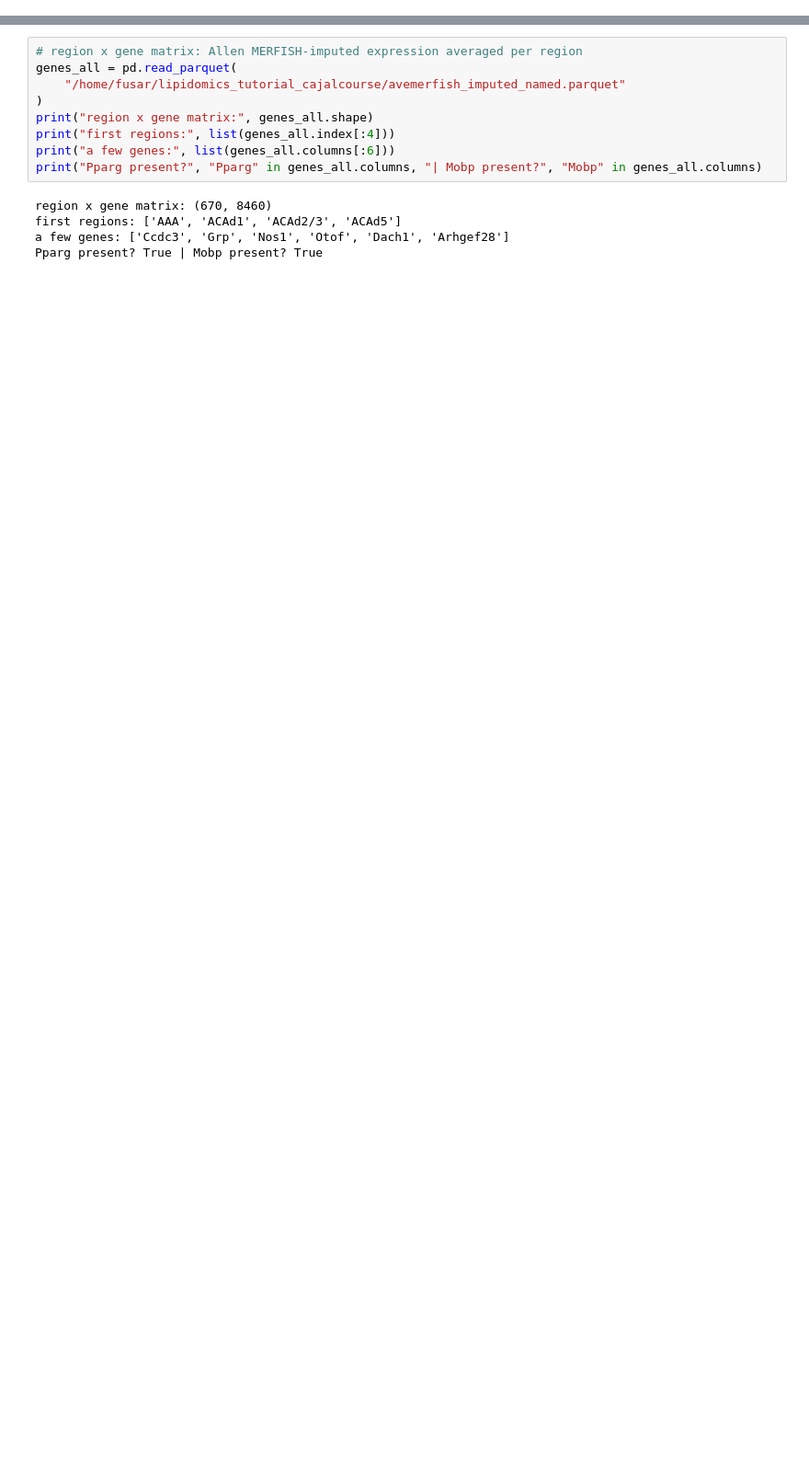
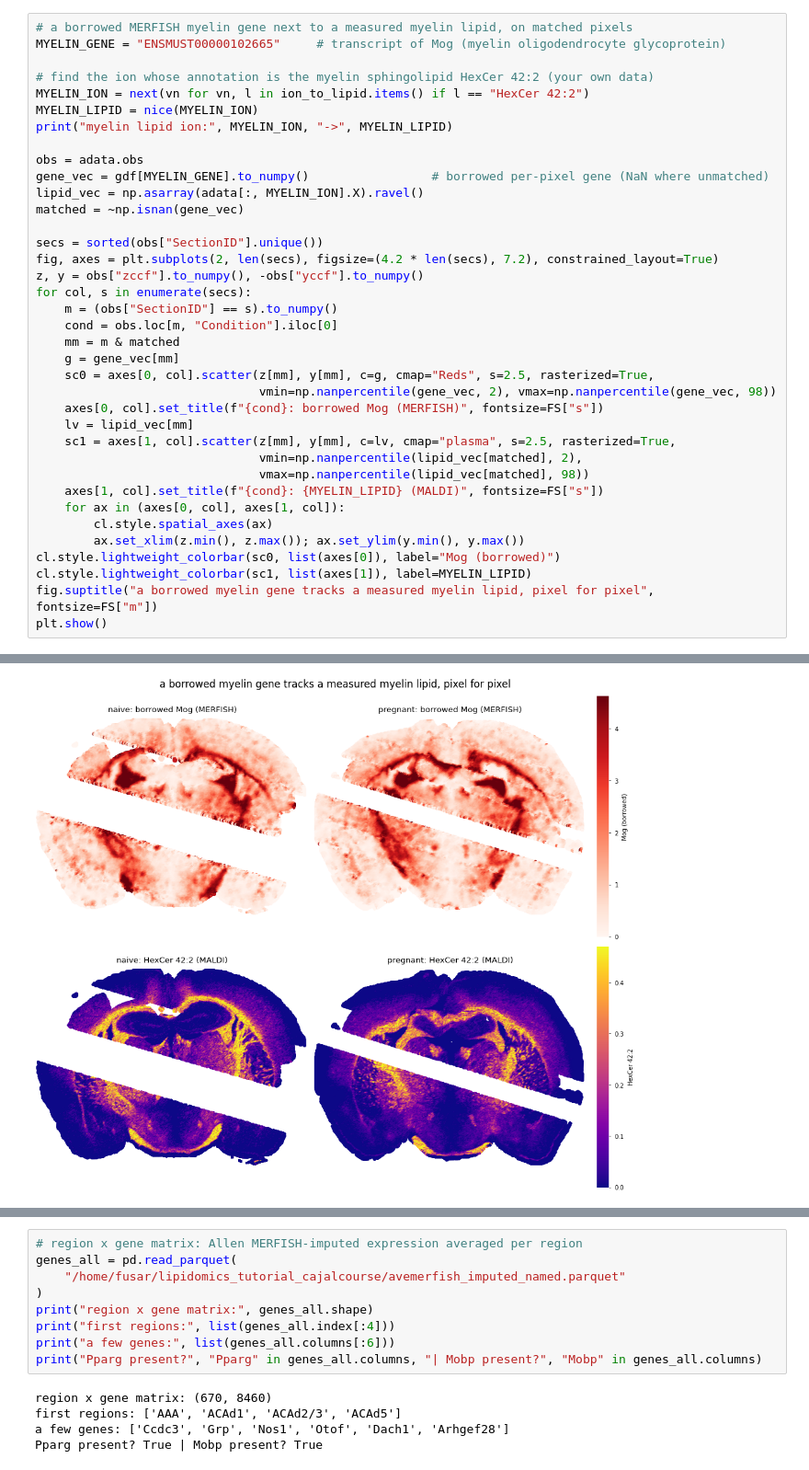
Before and after one commit to lamanno-epfl/lipidomics_tutorial_cajalcourse, a Jupyter notebook: notebooks/level3/08_multimodal_xgb_shap_go_solution.ipynb, the cells around one changed output, grey strips where cells are left out. Shown at 92% size. Cells and saved outputs as stored; diff of their text form; blank space fills up the shorter version.

```diff
--- a/notebooks/level3/08_multimodal_xgb_shap_go_solution.ipynb
+++ b/notebooks/level3/08_multimodal_xgb_shap_go_solution.ipynb
@@ -562,0 +318,38 @@ and `Mobp`, which we will later hand straight to the gene ontology.
+# %%
+# a borrowed MERFISH myelin gene next to a measured myelin lipid, on matched pixels
+MYELIN_GENE = "ENSMUST00000102665"     # transcript of Mog (myelin oligodendrocyte glycoprotein)
+
+# find the ion whose annotation is the myelin sphingolipid HexCer 42:2 (your own data)
+MYELIN_ION = next(vn for vn, l in ion_to_lipid.items() if l == "HexCer 42:2")
+MYELIN_LIPID = nice(MYELIN_ION)
+print("myelin lipid ion:", MYELIN_ION, "->", MYELIN_LIPID)
+
+obs = adata.obs
+gene_vec = gdf[MYELIN_GENE].to_numpy()                 # borrowed per-pixel gene (NaN where unmatched)
+lipid_vec = np.asarray(adata[:, MYELIN_ION].X).ravel()
+matched = ~np.isnan(gene_vec)
+
+secs = sorted(obs["SectionID"].unique())
+fig, axes = plt.subplots(2, len(secs), figsize=(4.2 * len(secs), 7.2), constrained_layout=True)
+z, y = obs["zccf"].to_numpy(), -obs["yccf"].to_numpy()
+for col, s in enumerate(secs):
+    m = (obs["SectionID"] == s).to_numpy()
+    cond = obs.loc[m, "Condition"].iloc[0]
+    mm = m & matched
+    g = gene_vec[mm]
+    sc0 = axes[0, col].scatter(z[mm], y[mm], c=g, cmap="Reds", s=2.5, rasterized=True,
+                               vmin=np.nanpercentile(gene_vec, 2), vmax=np.nanpercentile(gene_vec, 98))
+    axes[0, col].set_title(f"{cond}: borrowed Mog (MERFISH)", fontsize=FS["s"])
+    lv = lipid_vec[mm]
+    sc1 = axes[1, col].scatter(z[mm], y[mm], c=lv, cmap="plasma", s=2.5, rasterized=True,
+                               vmin=np.nanpercentile(lipid_vec[matched], 2),
+                               vmax=np.nanpercentile(lipid_vec[matched], 98))
+    axes[1, col].set_title(f"{cond}: {MYELIN_LIPID} (MALDI)", fontsize=FS["s"])
+    for ax in (axes[0, col], axes[1, col]):
+        cl.style.spatial_axes(ax)
+        ax.set_xlim(z.min(), z.max()); ax.set_ylim(y.min(), y.max())
+cl.style.lightweight_colorbar(sc0, list(axes[0]), label="Mog (borrowed)")
+cl.style.lightweight_colorbar(sc1, list(axes[1]), label=MYELIN_LIPID)
+fig.suptitle("a borrowed myelin gene tracks a measured myelin lipid, pixel for pixel", fontsize=FS["m"])
+plt.show()
+# %% [output]
@@ -562,0 +357 @@ and `Mobp`, which we will later hand straight to the gene ontology.
+[figure, added]
```
Also changed, not shown: parts of 123 cells of this notebook, 16 other files.
